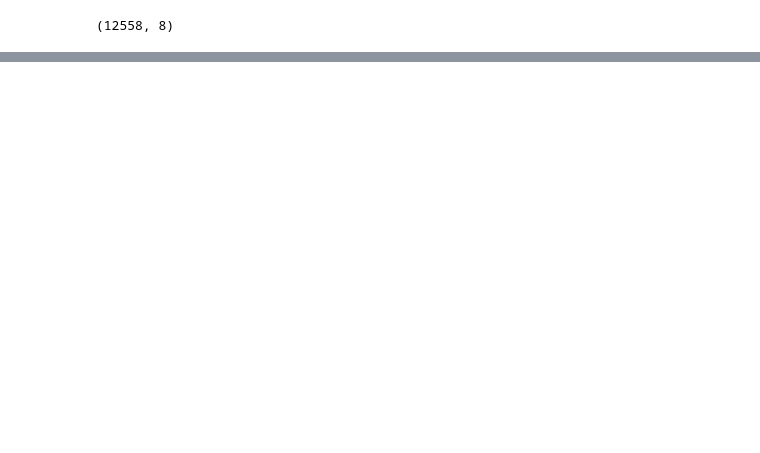
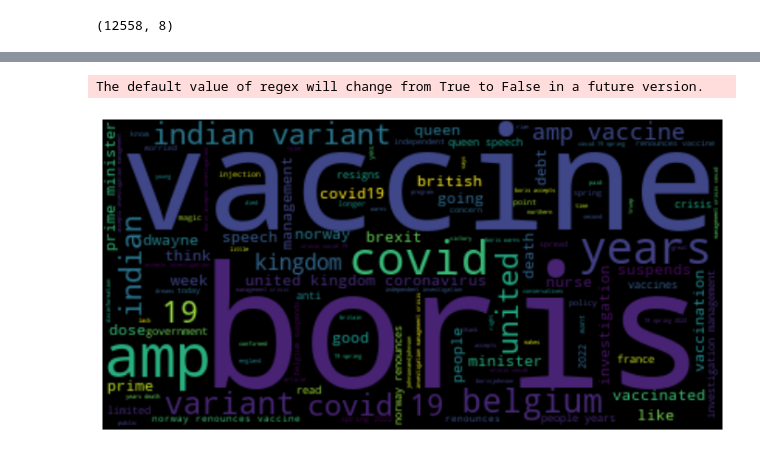
Before and after one commit to AmyLG/NSS_capstone_twitter_covid19_vaccines_across_us_and_fr, a Jupyter notebook: notebooks/eda_tweets_nlp.ipynb, the cells around one changed output, grey strips where cells are left out. Drawn from its saved outputs; the diff is of its cells as text; code cells hidden in the pictures; blank space fills up the shorter version.

Commit message:
word cloud

```diff
--- a/notebooks/eda_tweets_nlp.ipynb
+++ b/notebooks/eda_tweets_nlp.ipynb
@@ -69,0 +183,18 @@ memory usage: 272.0+ bytes
+# %%
+freq_tweets_fr_janssen = word_frequency(tweets_fr_janssen)
+# %% [output]
+The default value of regex will change from True to False in a future version.
+# %%
+freq_tweets_fr_janssen = freq_tweets_fr_janssen.reset_index()
+# %%
+freq_tweets_fr_janssen = freq_tweets_fr_janssen.rename(columns={'index':'words'})
+# %%
+tuples_nol = [tuple(x) for x in freq_tweets_fr_janssen.values]
+# %%
+plt.figure(figsize= (12, 8))
+wordcloud = WordCloud().generate_from_frequencies(dict(tuples_nol))
+plt.imshow(wordcloud, interpolation="bilinear")
+plt.axis("off")
+plt.show()
+# %% [output]
+[figure, added]
```
Also changed, not shown: parts of 32 cells of this notebook, 1 other file.
